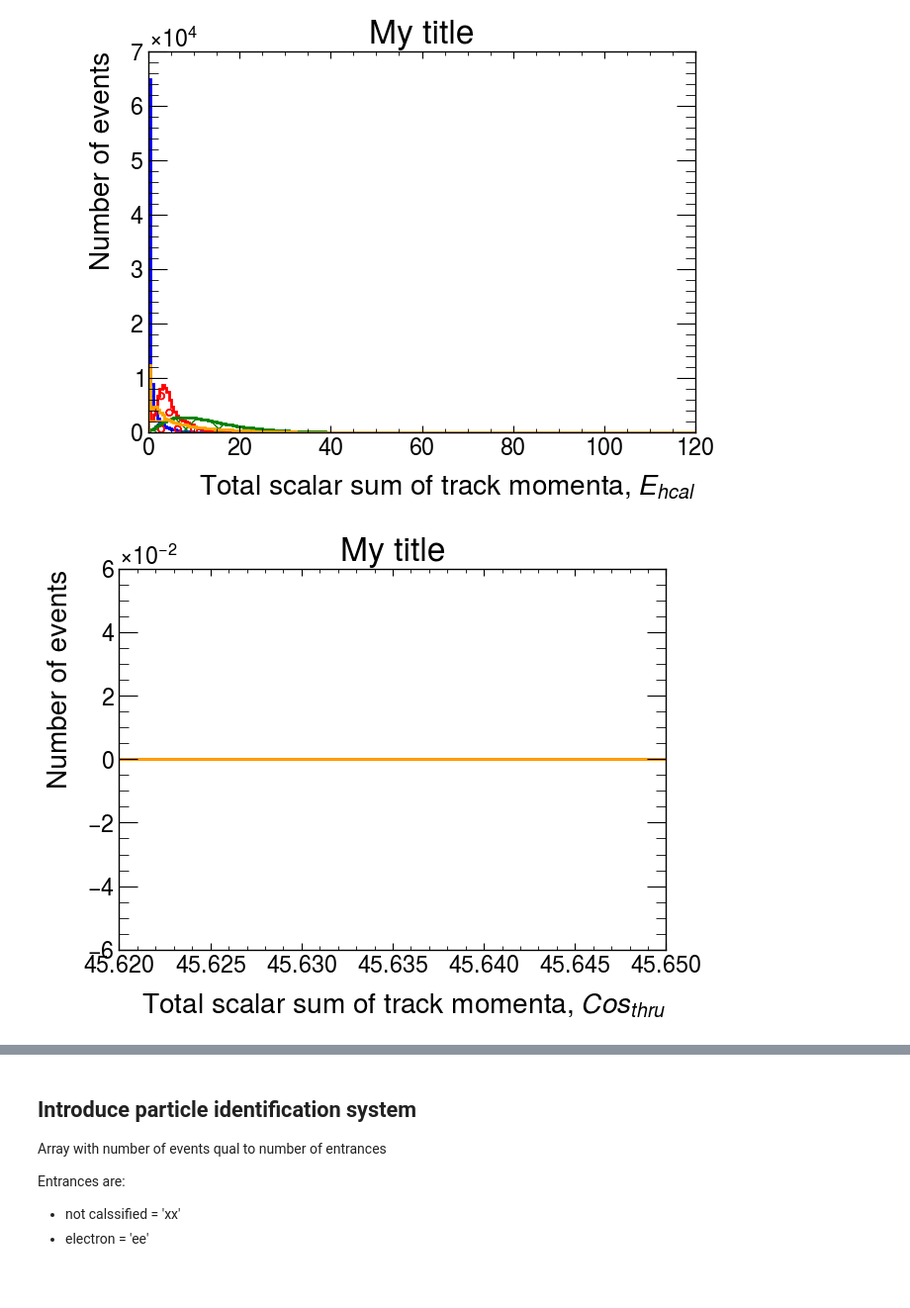
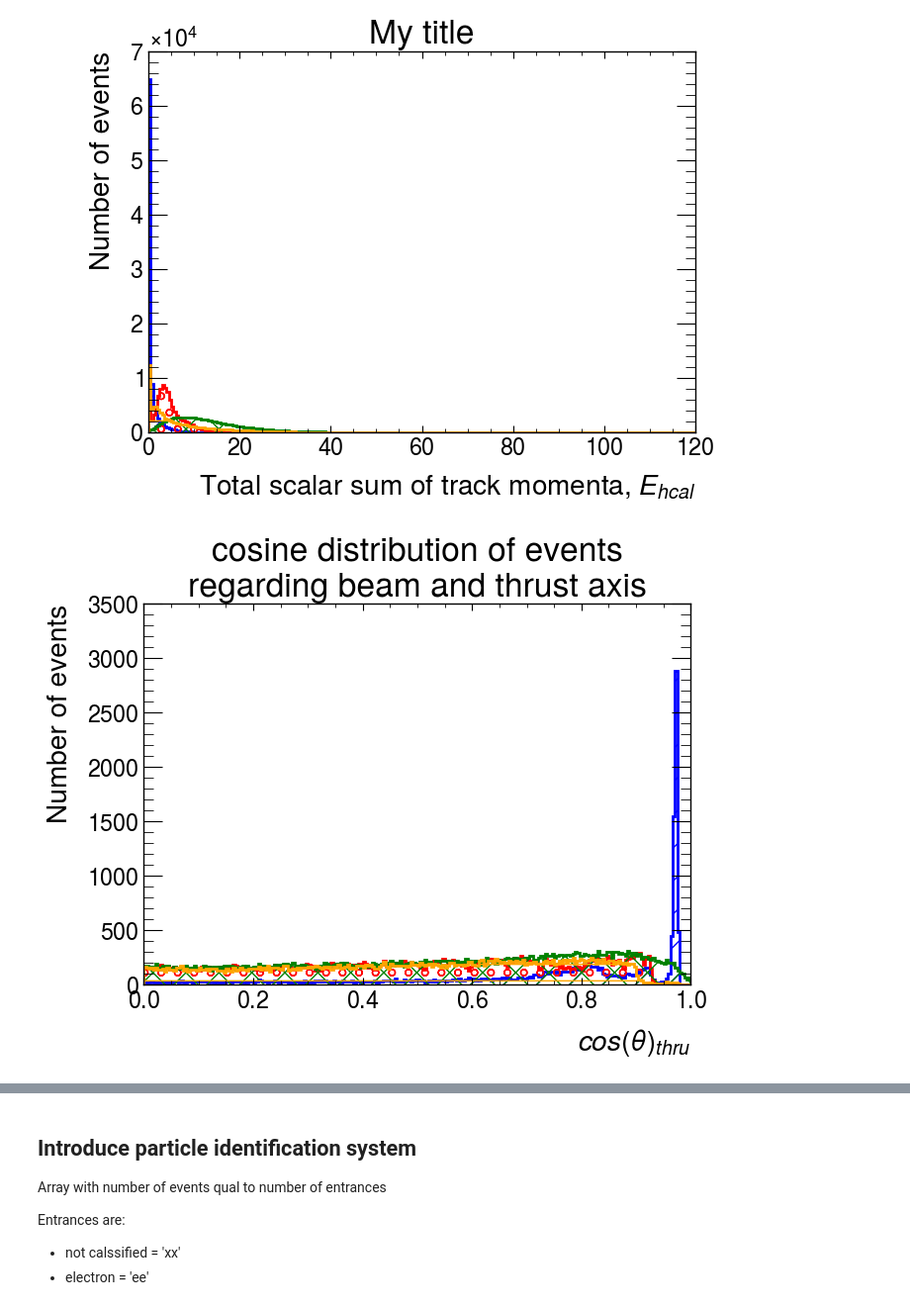
Before and after one commit to josepretel/z0-precisionmeasurement, a Jupyter notebook: z0_analysis.ipynb, the cells around one changed output, grey strips where cells are left out. Shown at 99% size. Cells and saved outputs as stored; diff of their text form; code cells hidden in the pictures; blank space fills up the shorter version.

```diff
--- a/z0_analysis.ipynb
+++ b/z0_analysis.ipynb
@@ -318,41 +320,41 @@ Unhandled message type set_device_pixel_ratio. {'device_pixel_ratio': 1.5, 'type
 Unhandled message type set_device_pixel_ratio. {'device_pixel_ratio': 1.5, 'type': 'set_device_pixel_ratio'}
 [figure]
 # %%
-bins_cos_thru = np.linspace(0, 120, 242)
+bins_cos_thru = np.linspace(0, 1, 241)
 
 
 plt.style.use(mplhep.style.ATLAS) # You can load ATLAS/CMS/ALICE plot style
 plt.figure(figsize=(7,5))
 
-#bin_content_ee, bin_edges_ee, _ = plt.hist(cos_thru_ee,bins=bins_Ehcal, histtype='step',  linewidth=2, edgecolor='b', hatch='/', label='Pcharged')
-#mid_ee = 0.5*(bin_edges_ee[1:] + bin_edges_ee[:-1]) #Calculate midpoint of the bars
+bin_content_ee, bin_edges_ee, _ = plt.hist(cos_thru_ee,bins=bins_cos_thru, histtype='step',  linewidth=2, edgecolor='b', hatch='/', label='Pcharged')
+mid_ee = 0.5*(bin_edges_ee[1:] + bin_edges_ee[:-1]) #Calculate midpoint of the bars
 
-bin_content_mm, bin_edges_mm, _ = plt.hist(cos_thru_mm,bins=bins_Ehcal, histtype='step',  linewidth=2, edgecolor='r', hatch='o', label='Pcharged')
+bin_content_mm, bin_edges_mm, _ = plt.hist(cos_thru_mm,bins=bins_cos_thru, histtype='step',  linewidth=2, edgecolor='r', hatch='o', label='Pcharged')
 mid_mm = 0.5*(bin_edges_mm[1:] + bin_edges_mm[:-1]) #Calculate midpoint of the bars
 
-#bin_content_qq, bin_edges_qq, _ = plt.hist(cos_thru_qq,bins=bins_Ehcal, histtype='step',  linewidth=2, edgecolor='green', hatch='x', label='Pcharged')
-#mid_qq = 0.5*(bin_edges_qq[1:] + bin_edges_qq[:-1]) #Calculate midpoint of the bars
+bin_content_qq, bin_edges_qq, _ = plt.hist(cos_thru_qq,bins=bins_cos_thru, histtype='step',  linewidth=2, edgecolor='green', hatch='x', label='Pcharged')
+mid_qq = 0.5*(bin_edges_qq[1:] + bin_edges_qq[:-1]) #Calculate midpoint of the bars
 
-bin_content_tt, bin_edges_tt, _ = plt.hist(cos_thru_tt,bins=bins_Ehcal, histtype='step',  linewidth=2, edgecolor='orange', hatch='-', label='Pcharged')
+bin_content_tt, bin_edges_tt, _ = plt.hist(cos_thru_tt,bins=bins_cos_thru, histtype='step',  linewidth=2, edgecolor='orange', hatch='-', label='Pcharged')
 mid_tt = 0.5*(bin_edges_tt[1:] + bin_edges_tt[:-1]) #Calculate midpoint of the bars
 
 
 #error_sizes = np.sqrt(bin_content)
 
 #plt.errorbar(mid, bin_content, yerr=error_sizes, fmt='none')
 ### When producing an histogram, you can store the bin content and the edges of the bins in
 ###'bin_content', and 'bin_edges'
 #print(bin_content)
 #print(bin_edges)
 
 ### Show the plot on screen
-plt.title('My title')
+plt.title('cosine distribution of events\nregarding beam and thrust axis')
 #plt.xlim(10.,150.)
 #plt.yscale('log')
 #plt.xscale('log')
-plt.xlabel('Total scalar sum of track momenta, $Cos_{thru}$')
+plt.xlabel('$cos(\\theta)_{thru}$')
 plt.ylabel('Number of events')
 plt.show()
 # %% [output]
-[figure, old version]
+[figure, new version]
 # %%
```
Also changed, not shown: parts of 14 cells of this notebook, 1 other file.
